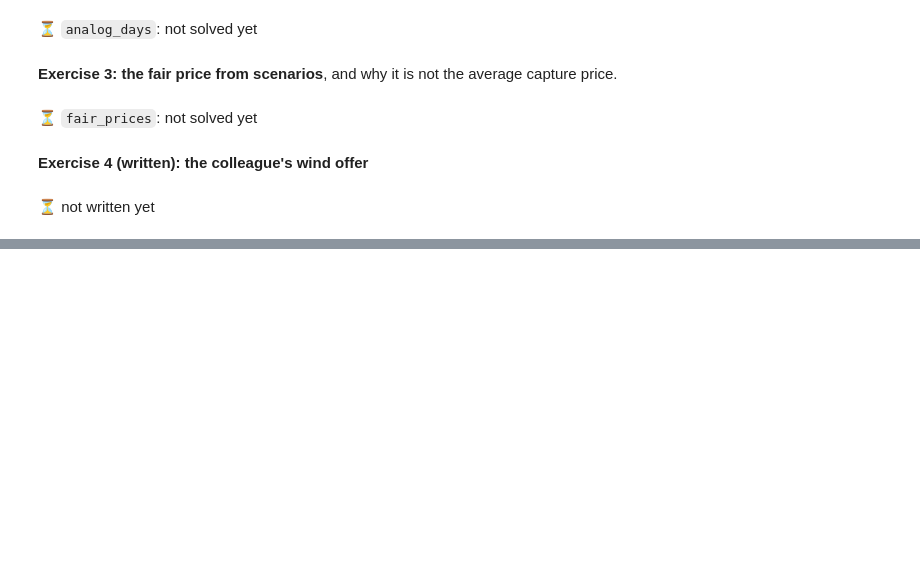
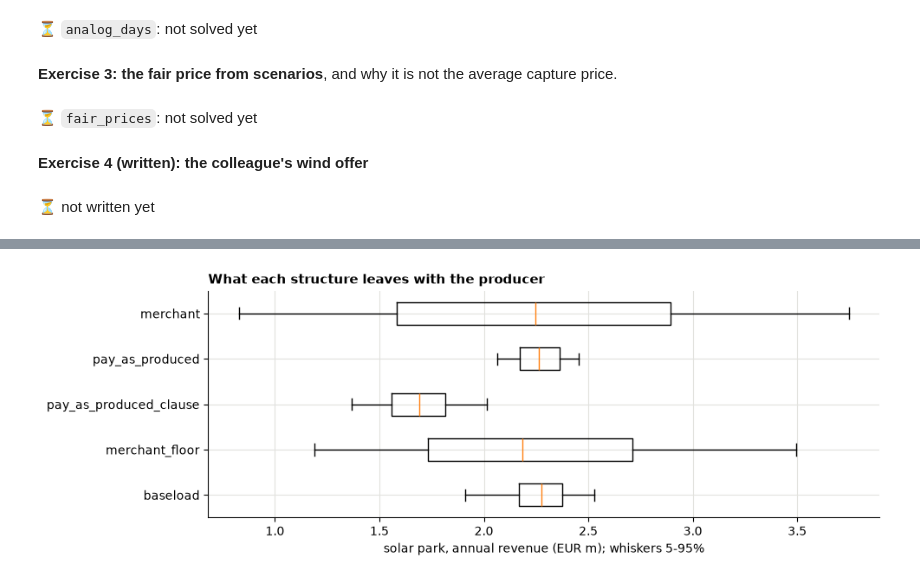
Before and after one commit to ankitpatel1661/ppa-lab, a Jupyter notebook: notebooks/ppa_lab_playground.ipynb, the cells around one changed output, grey strips where cells are left out. Cells and saved outputs as stored; diff of their text form; code cells hidden in the pictures; blank space fills up the shorter version.

```diff
--- a/notebooks/ppa_lab_playground.ipynb
+++ b/notebooks/ppa_lab_playground.ipynb
@@ -1815,0 +1823,14 @@ show_written_answer("step06_joint.py", "# Your answer:")
+# %%
+from ppa_lab.pricing.risk import (
+    buyer_value, cash_flow_at_risk, risk_premia, structure_revenues, structure_table, tenor_price,
+)
+
+ppa = s.ppa                                            # [ppa] in config/project.toml
+pool7 = restrict_pool(link, pd.Timestamp(ppa.analog_pool_start))
+scen7 = build_scenarios(model, pool7, matrices, features, TZ, ppa.start_year, YEARS,
+                        sc.paths_per_weather_year, s.price_model.forward_eur_mwh,
+                        s.price_model.level_volatility, sc.seed)
+P7 = scen7.prices
+Q7 = {park: scen7.volume(park) for park in CAP}
+print(f"{P7.shape[0]} scenarios x {P7.shape[1]:,} hours; analog days from {ppa.analog_pool_start} "
+      f"({len(pool7.pool_days)} days); average price {P7.mean():.2f} EUR/MWh")
@@ -1815,0 +1866,8 @@ show_written_answer("step06_joint.py", "# Your answer:")
+# %%
+revs = structure_revenues(P7, Q7["solar_park"])
+fig, ax = plt.subplots(figsize=(10, 3.4))
+ax.boxplot([cash / 1e6 for _, cash in revs.values()], orientation="horizontal", whis=(5, 95), showfliers=False)
+ax.set_yticks(range(1, len(revs) + 1), list(revs)); ax.invert_yaxis()
+ax.set_xlabel("solar park, annual revenue (EUR m); whiskers 5-95%"); ax.set_title("What each structure leaves with the producer");
+# %% [output]
+[figure, added]
```
Also changed, not shown: parts of 28 cells of this notebook, 27 other files.
